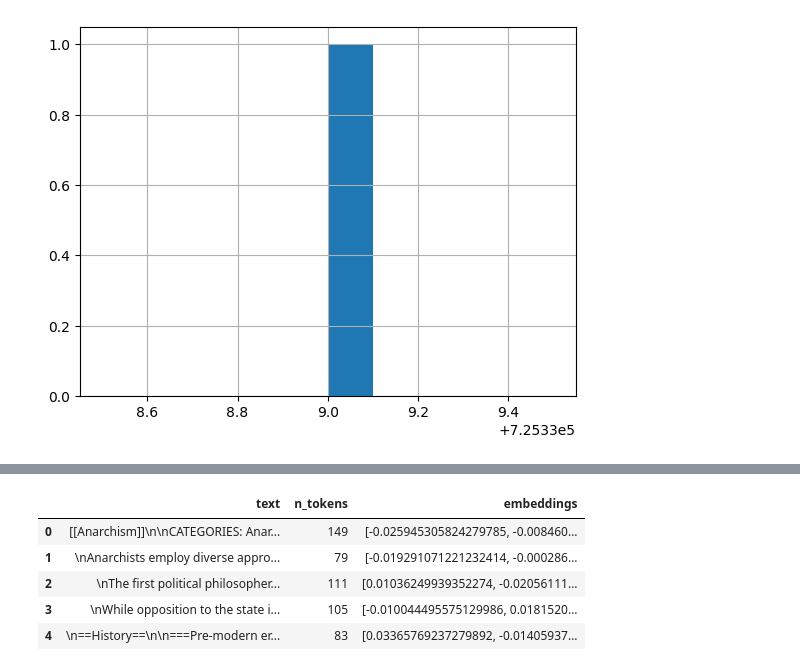
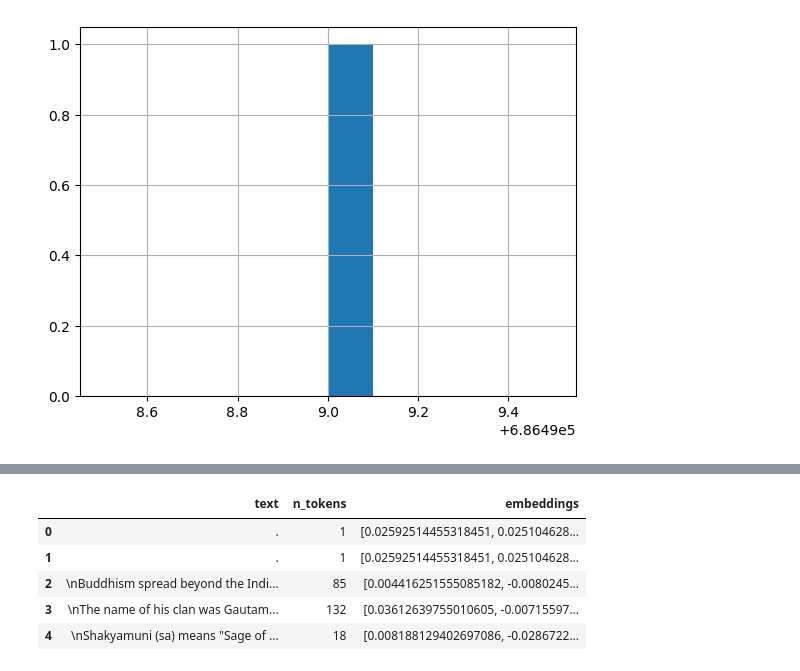
Before and after one commit to velascoAndrea/WordEmbeddings, a Jupyter notebook: SistemaQyA/chatbot.ipynb, the cells around one changed output, grey strips where cells are left out. Drawn from its saved outputs; the diff is of its cells as text; code cells hidden in the pictures.

```diff
--- a/SistemaQyA/chatbot.ipynb
+++ b/SistemaQyA/chatbot.ipynb
@@ -1,5 +6,5 @@
 # %%
-with open("ArchivosWiki/enwiki-20240401-1.txt", "r") as file:
+with open("ArchivosWiki/enwiki-20240401-8.txt", "r") as file:
     content = file.read()
 print(content)
 # %% [output]
@@ -114,22 +145,22 @@ df.n_tokens.hist()
 # %%
 from openai import OpenAI
 
 client = OpenAI(
     api_key="",
 )
 
-def get_embedding(text, model="text-embedding-ada-002"):
+def get_embedding(text, model="text-embedding-3-small"):
    text = text.replace("\n", " ")
    return client.embeddings.create(input = [text], model=model).data[0].embedding
 
 
-df['embeddings'] = df.text.apply(lambda x: get_embedding(x, model='text-embedding-ada-002'))
+df['embeddings'] = df.text.apply(lambda x: get_embedding(x, model='text-embedding-3-small'))
 df.to_csv('embedings.csv', index=False)
 df.head()
 # %% [output]
 |  | text | n_tokens | embeddings |
-| 0 | [[Anarchism]]\n\nCATEGORIES: Anar... | 149 | [-0.025945305824279785, -0.008460... |
-| 1 | \nAnarchists employ diverse appro... | 79 | [-0.019291071221232414, -0.000286... |
-| 2 | \nThe first political philosopher... | 111 | [0.01036249939352274, -0.02056111... |
-| 3 | \nWhile opposition to the state i... | 105 | [-0.010044495575129986, 0.0181520... |
-| 4 | \n==History==\n\n===Pre-modern er... | 83 | [0.03365769237279892, -0.01405937... |
+| 0 | . | 1 | [0.02592514455318451, 0.025104628... |
+| 1 | . | 1 | [0.02592514455318451, 0.025104628... |
+| 2 | \nBuddhism spread beyond the Indi... | 85 | [0.004416251555085182, -0.0080245... |
+| 3 | \nThe name of his clan was Gautam... | 132 | [0.03612639755010605, -0.00715597... |
+| 4 | \nShakyamuni (sa) means "Sage of ... | 18 | [0.008188129402697086, -0.0286722... |
```
Also changed, not shown: parts of 31 cells of this notebook, 27 other files.
